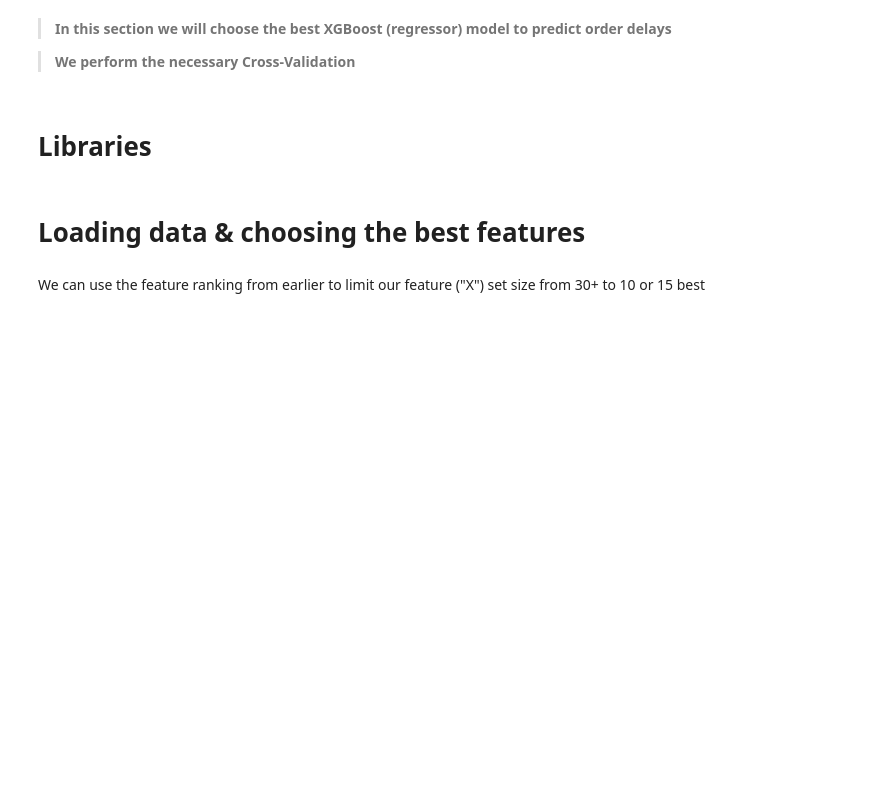
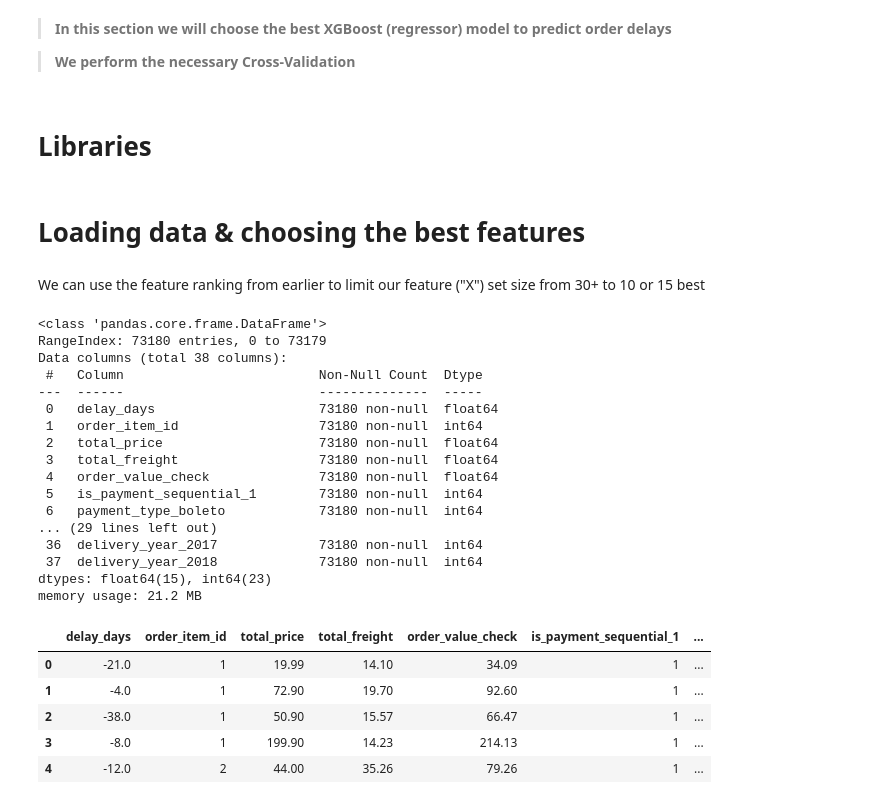
Before and after one commit to jakubpyszniak/ML_II_final_project, a Jupyter notebook: 3. XGBoost.ipynb, the cells around one changed output. Drawn from its saved outputs; the diff is of its cells as text; code cells hidden in the pictures; blank space fills up the shorter version.

```diff
--- a/3. XGBoost.ipynb
+++ b/3. XGBoost.ipynb
@@ -38,0 +49,27 @@ We can use the feature ranking from earlier to limit our feature ("X") set size
+# %%
+df_train.info()
+df_train.head()
+# %% [output]
+<class 'pandas.core.frame.DataFrame'>
+RangeIndex: 73180 entries, 0 to 73179
+Data columns (total 38 columns):
+ #   Column                         Non-Null Count  Dtype
+---  ------                         --------------  -----
+ 0   delay_days                     73180 non-null  float64
+ 1   order_item_id                  73180 non-null  int64
+ 2   total_price                    73180 non-null  float64
+ 3   total_freight                  73180 non-null  float64
+ 4   order_value_check              73180 non-null  float64
+ 5   is_payment_sequential_1        73180 non-null  int64
+ 6   payment_type_boleto            73180 non-null  int64
+... (29 lines left out)
+ 36  delivery_year_2017             73180 non-null  int64
+ 37  delivery_year_2018             73180 non-null  int64
+dtypes: float64(15), int64(23)
+memory usage: 21.2 MB
+|  | delay_days | order_item_id | total_price | total_freight | order_value_check | is_payment_sequential_1 | ... |
+| 0 | -21.0 | 1 | 19.99 | 14.10 | 34.09 | 1 | ... |
+| 1 | -4.0 | 1 | 72.90 | 19.70 | 92.60 | 1 | ... |
+| 2 | -38.0 | 1 | 50.90 | 15.57 | 66.47 | 1 | ... |
+| 3 | -8.0 | 1 | 199.90 | 14.23 | 214.13 | 1 | ... |
+| 4 | -12.0 | 2 | 44.00 | 35.26 | 79.26 | 1 | ... |
```
Also changed, not shown: parts of 20 cells of this notebook, 4 other files.
